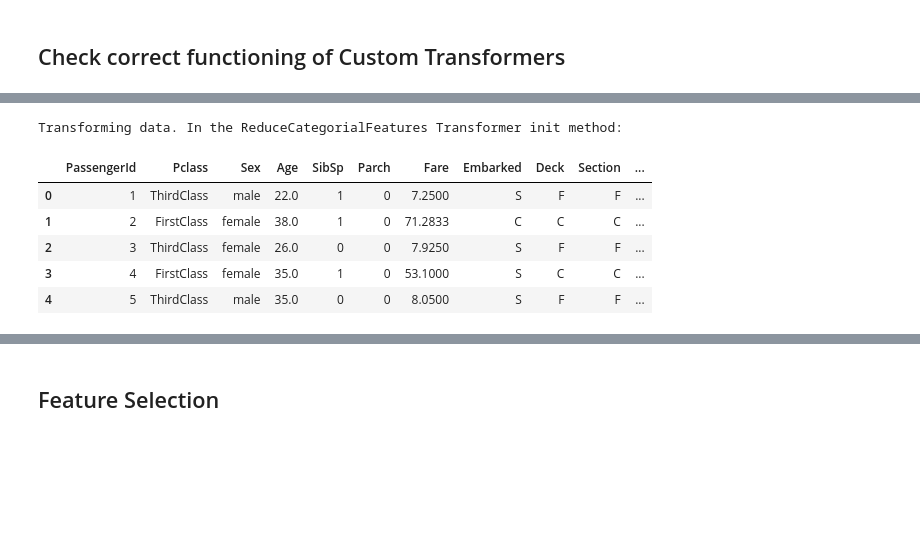
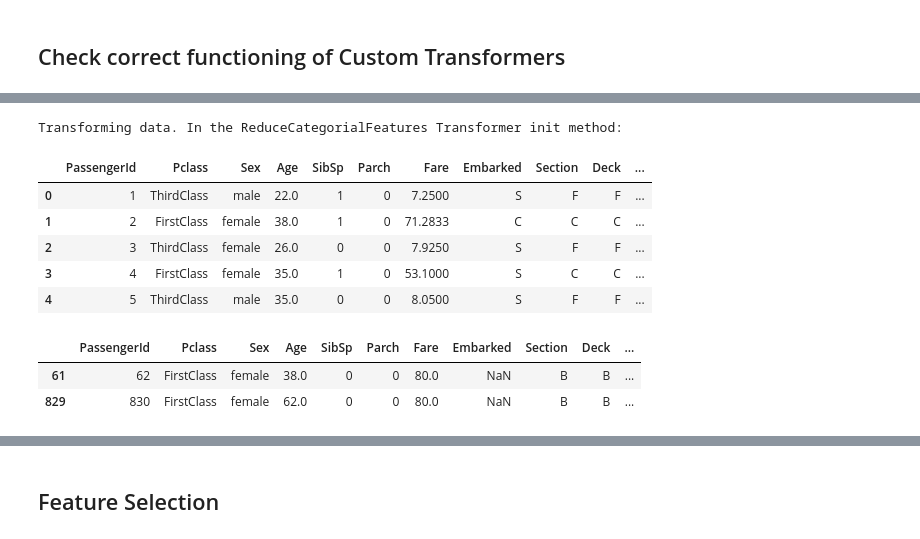
Before and after one commit to sbmoyano/data_science_projects, a Jupyter notebook: kaggle_titanic_competition/kaggle_titanic_competition_classification.ipynb, the cells around one changed output, grey strips where cells are left out. Drawn from its saved outputs; the diff is of its cells as text; code cells hidden in the pictures; blank space fills up the shorter version.

```diff
--- a/kaggle_titanic_competition/kaggle_titanic_competition_classification.ipynb
+++ b/kaggle_titanic_competition/kaggle_titanic_competition_classification.ipynb
@@ -1044,7 +1279,9 @@ Transforming data. In the MostCommonDeckSectionImputer Transformer init method:
 # %%
-ticket = TicketNewFeatures()
+ticket = TicketTitle()
 ticket = ticket.fit(X_age_cds_dsi)
 X_age_cds_dsi_ticket = ticket.transform(X_age_cds_dsi)
-X_age_cds_dsi_ticket.head()
+display(X_age_cds_dsi_ticket.head())
+X_age_cds_dsi_ticket.shape
+X_age_cds_dsi_ticket.info()
 # %% [output]
 Transforming data. In the TicketNewFeatures Transformer init method:
@@ -1070,7 +1316,9 @@ Transforming data. In the TitleNewFeature Transformer init method:
 # %%
 pcabin = PassengersbyTicketCabin()
-pcabin = pcabin.fit(X_age_cds_dsi_ticket_title)
-X_age_cds_dsi_ticket_title_pass = pcabin.transform(X_age_cds_dsi_ticket_title)
-X_age_cds_dsi_ticket_title_pass.head()
+pcabin = pcabin.fit(X_age_cds_dsi_ticket)
+X_age_cds_dsi_ticket_pass = pcabin.transform(X_age_cds_dsi_ticket)
+display(X_age_cds_dsi_ticket_pass.head())
+X_age_cds_dsi_ticket_pass.shape
+X_age_cds_dsi_ticket_pass.info()
 # %% [output]
 Transforming data. In the PassengersbyTicketCabin Transformer init method:
@@ -1082,0 +1351,3 @@ Transforming data. In the PassengersbyTicketCabin Transformer init method:
+# %%
+X_age_cds_dsi_ticket_pass.loc[(X_age_cds_dsi_ticket_pass["Passengers_Cabin"].isnull()), "Passengers_Cabin"] = 0
+X_age_cds_dsi_ticket_pass["Passengers_Cabin"].unique()
@@ -1083,8 +1381,10 @@ Transforming data. In the PassengersbyTicketCabin Transformer init method:
 # %%
 pcimp = PassengerCabinImputer()
-pcimp = pcimp.fit(X_age_cds_dsi_ticket_title_pass)
-X_age_cds_dsi_ticket_title_pass_pcimp = pcimp.transform(X_age_cds_dsi_ticket_title_pass)
-X_age_cds_dsi_ticket_title_pass_pcimp.head()
+pcimp = pcimp.fit(X_age_cds_dsi_ticket_pass)
+X_age_cds_dsi_ticket_pass_pcimp = pcimp.transform(X_age_cds_dsi_ticket_pass)
+display(X_age_cds_dsi_ticket_pass_pcimp.head())
+X_age_cds_dsi_ticket_pass_pcimp.shape
+X_age_cds_dsi_ticket_pass_pcimp.info()
 # %% [output]
 Transforming data. In the PassengerCabinImputer Transformer init method:
 |  | PassengerId | Pclass | Name | Sex | Age | SibSp | Parch | Ticket | Fare | Cabin | ... |
@@ -1096,15 +1413,19 @@ Transforming data. In the PassengerCabinImputer Transformer init method:
 # %%
 rcf = ReduceCategoricalFeatures(cat_max_num = 100)
-rcf = rcf.fit(X_age_cds_dsi_ticket_title_pass_pcimp)
-X_age_cds_dsi_ticket_title_pass_pcimp_rcf = rcf.transform(X_age_cds_dsi_ticket_title_pass_pcimp)
-X_age_cds_dsi_ticket_title_pass_pcimp_rcf.head()
+rcf = rcf.fit(X_age_cds_dsi_ticket_pass_pcimp)
+X_age_cds_dsi_ticket_pass_pcimp_rcf = rcf.transform(X_age_cds_dsi_ticket_pass_pcimp)
+display(X_age_cds_dsi_ticket_pass_pcimp_rcf.head())
+X_age_cds_dsi_ticket_pass_pcimp_rcf.shape
 # %% [output]
 Transforming data. In the ReduceCategorialFeatures Transformer init method:
-|  | PassengerId | Pclass | Sex | Age | SibSp | Parch | Fare | Embarked | Deck | Section | ... |
+|  | PassengerId | Pclass | Sex | Age | SibSp | Parch | Fare | Embarked | Section | Deck | ... |
 | 0 | 1 | ThirdClass | male | 22.0 | 1 | 0 | 7.2500 | S | F | F | ... |
 | 1 | 2 | FirstClass | female | 38.0 | 1 | 0 | 71.2833 | C | C | C | ... |
 | 2 | 3 | ThirdClass | female | 26.0 | 0 | 0 | 7.9250 | S | F | F | ... |
 | 3 | 4 | FirstClass | female | 35.0 | 1 | 0 | 53.1000 | S | C | C | ... |
 | 4 | 5 | ThirdClass | male | 35.0 | 0 | 0 | 8.0500 | S | F | F | ... |
+|  | PassengerId | Pclass | Sex | Age | SibSp | Parch | Fare | Embarked | Section | Deck | ... |
+| 61 | 62 | FirstClass | female | 38.0 | 0 | 0 | 80.0 | NaN | B | B | ... |
+| 829 | 830 | FirstClass | female | 62.0 | 0 | 0 | 80.0 | NaN | B | B | ... |
 # %%
 dummy = CustomDummy()
```
Also changed, not shown: parts of 106 cells of this notebook.
